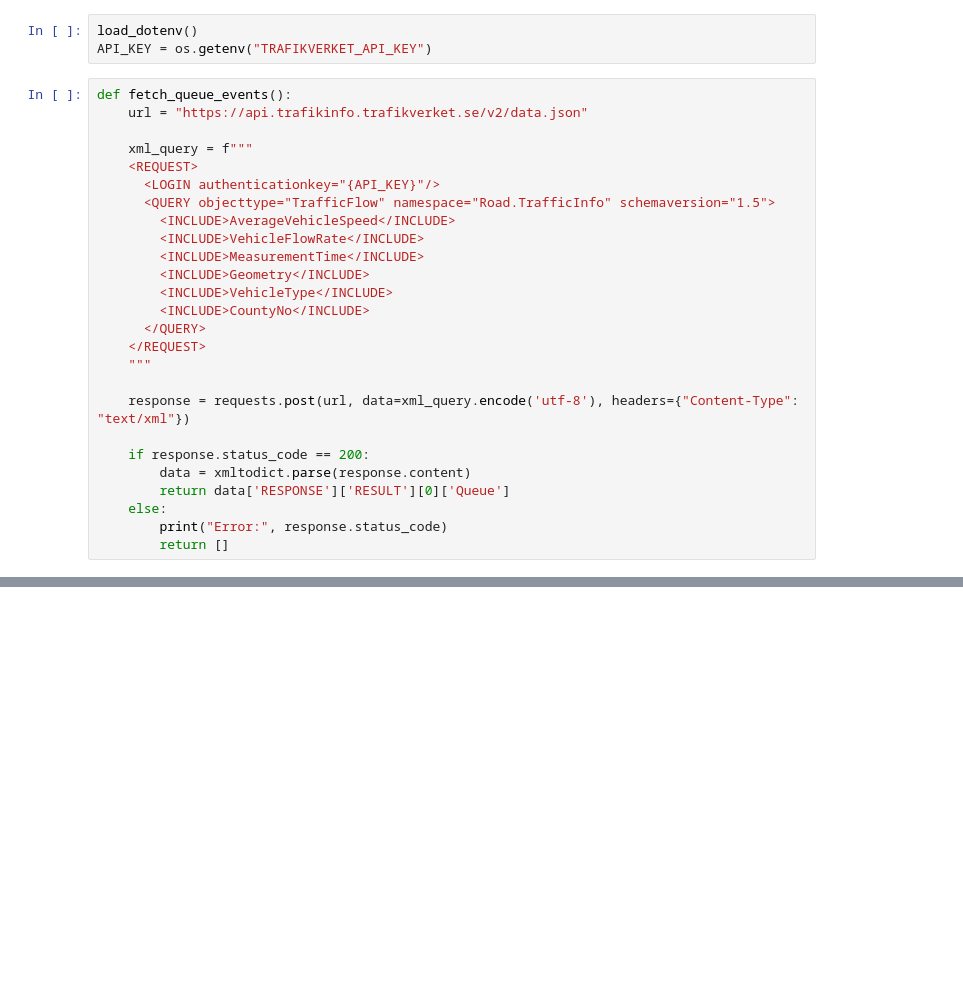
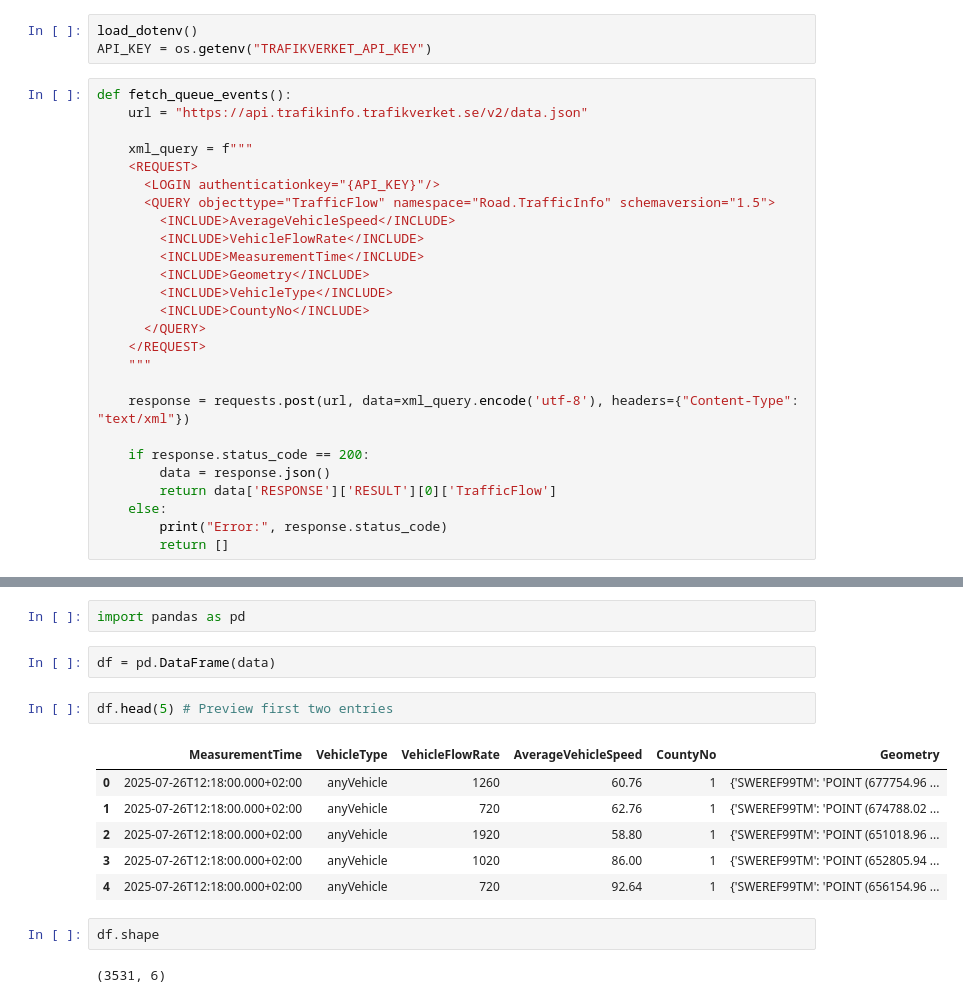
Before and after one commit to Magesh-Babu/Electrification_of_Swedish_Cars, a Jupyter notebook: Untitled-1.ipynb, the cells around one changed output, grey strips where cells are left out. Saved outputs shown, nothing was run; the diff lists cells and outputs as text; blank space fills up the shorter version.

```diff
--- a/Untitled-1.ipynb
+++ b/Untitled-1.ipynb
@@ -29,8 +41,8 @@ def fetch_queue_events():
     response = requests.post(url, data=xml_query.encode('utf-8'), headers={"Content-Type": "text/xml"})
 
     if response.status_code == 200:
-        data = xmltodict.parse(response.content)
-        return data['RESPONSE']['RESULT'][0]['Queue']
+        data = response.json()
+        return data['RESPONSE']['RESULT'][0]['TrafficFlow']
     else:
         print("Error:", response.status_code)
         return []
@@ -40,0 +75,17 @@ if __name__ == "__main__":
+# %%
+import pandas as pd
+# %%
+df = pd.DataFrame(data)
+# %%
+df.head(5) # Preview first two entries
+# %% [output]
+|  | MeasurementTime | VehicleType | VehicleFlowRate | AverageVehicleSpeed | CountyNo | Geometry |
+| 0 | 2025-07-26T12:18:00.000+02:00 | anyVehicle | 1260 | 60.76 | 1 | {'SWEREF99TM': 'POINT (677754.96 ... |
+| 1 | 2025-07-26T12:18:00.000+02:00 | anyVehicle | 720 | 62.76 | 1 | {'SWEREF99TM': 'POINT (674788.02 ... |
+| 2 | 2025-07-26T12:18:00.000+02:00 | anyVehicle | 1920 | 58.80 | 1 | {'SWEREF99TM': 'POINT (651018.96 ... |
+| 3 | 2025-07-26T12:18:00.000+02:00 | anyVehicle | 1020 | 86.00 | 1 | {'SWEREF99TM': 'POINT (652805.94 ... |
+| 4 | 2025-07-26T12:18:00.000+02:00 | anyVehicle | 720 | 92.64 | 1 | {'SWEREF99TM': 'POINT (656154.96 ... |
+# %%
+df.shape
+# %% [output]
+(3531, 6)
```
Also changed, not shown: parts of 4 cells of this notebook.
